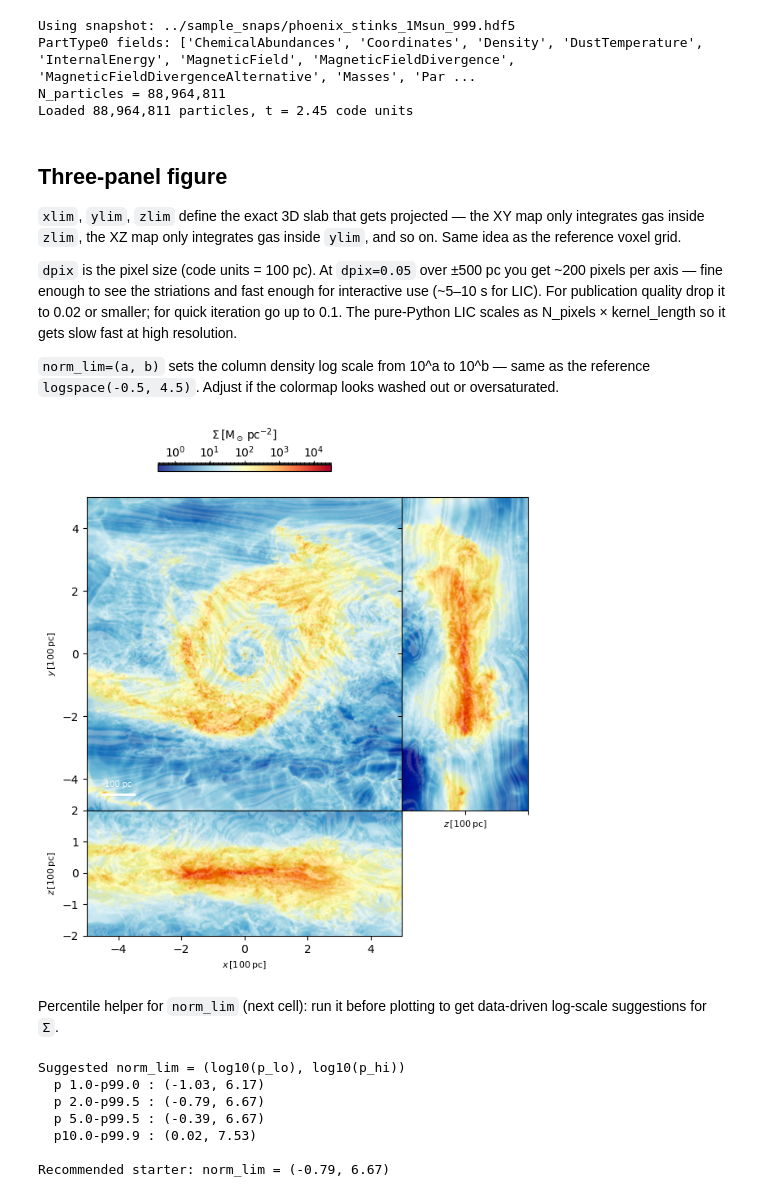
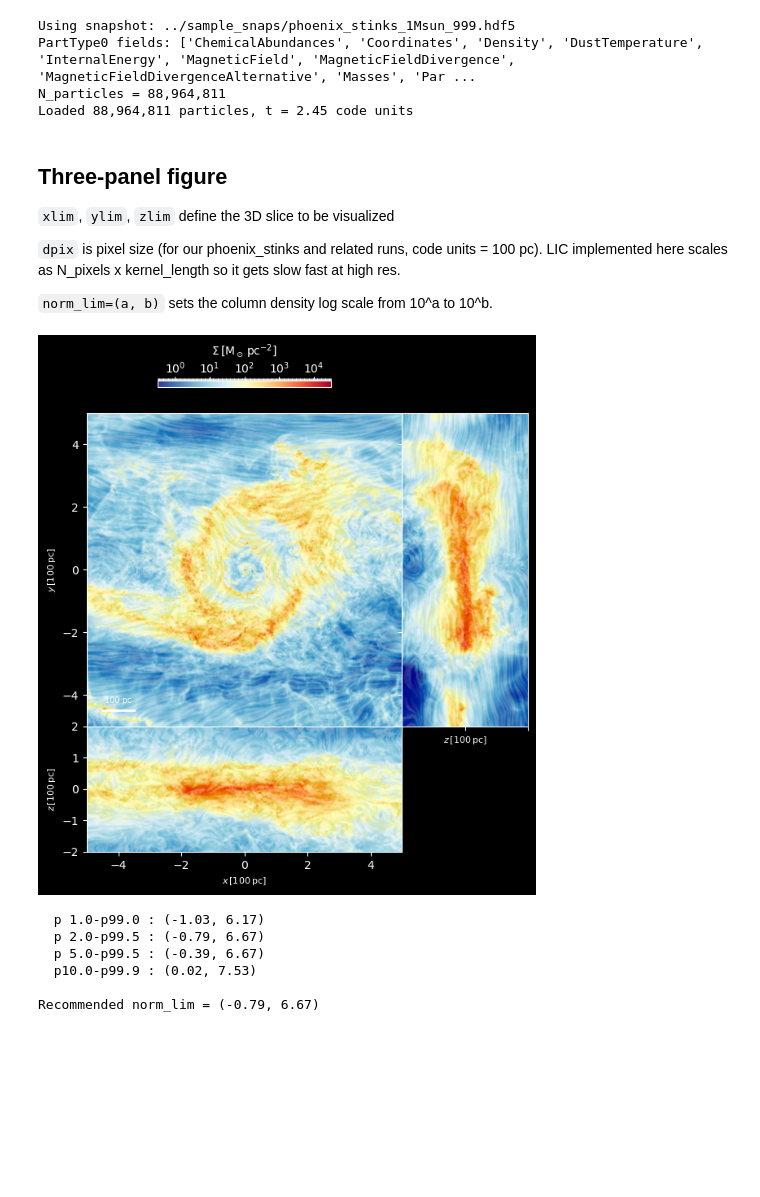
Before and after one commit to hpthatchfield/Arepo_Visualizations, a Jupyter notebook: examples/bfield_planck_lic_demo.ipynb, the cells around one changed output. Saved outputs shown, nothing was run; the diff lists cells and outputs as text; code cells hidden in the pictures; blank space fills up the shorter version.

```diff
--- a/examples/bfield_planck_lic_demo.ipynb
+++ b/examples/bfield_planck_lic_demo.ipynb
@@ -61,69 +61,69 @@ Loaded 88,964,811 particles, t = 2.45 code units
 # %% [markdown]
 ## Three-panel figure
 
-`xlim`, `ylim`, `zlim` define the exact 3D slab that gets projected — the XY map only integrates gas inside `zlim`, the XZ map only integrates gas inside `ylim`, and so on. Same idea as the reference voxel grid.
+`xlim`, `ylim`, `zlim` define the 3D slice to be visualized
 
-`dpix` is the pixel size (code units = 100 pc). At `dpix=0.05` over ±500 pc you get ~200 pixels per axis — fine enough to see the striations and fast enough for interactive use (~5–10 s for LIC). For publication quality drop it to 0.02 or smaller; for quick iteration go up to 0.1. The pure-Python LIC scales as N_pixels × kernel_length so it gets slow fast at high resolution.
+`dpix` is pixel size (for our phoenix_stinks and related runs, code units = 100 pc). LIC implemented here scales as N_pixels x kernel_length so it gets slow fast at high res.
 
-`norm_lim=(a, b)` sets the column density log scale from 10^a to 10^b — same as the reference `logspace(-0.5, 4.5)`. Adjust if the colormap looks washed out or oversaturated.
+`norm_lim=(a, b)` sets the column density log scale from 10^a to 10^b.
 # %%
 # Shared plotting knobs — same symbols used in zoom (fig2) and l-b Planck (fig3)
 PLOT_SEED = 26
 PROJECTION_METHOD = "nearest_nd"  # or "histogram"
-LIC_KERNELS = (41, 81)  # striation scale; larger tuple → smoother texture
+LIC_KERNELS = (11, 21)  # striation scale; larger tuple → smoother texture
 IMSHOW_INTERP = "bicubic"  # Σ maps + Planck background; use "nearest" for blocky pixels
-THREE_PANEL_SMOOTH_SIGMA_PX = 0.2  # Gaussian smoothing on projected Σ before LIC
-LB_SMOOTH_SIGMA_PX = 0.0  # optional smoothing on l-b |B⊥| map (same grid units as dl/db)
+THREE_PANEL_SMOOTH_SIGMA_PX = 0.2  # Gaussian smoothing on projected surf dens before LIC
+LB_SMOOTH_SIGMA_PX = 0.0  # optional smoothing on l-b Bfield map
 
-# l-b panel: log10(|B⊥| / µG) range for Planck-style plot; None → auto percentiles
+# l-b panel: log10(|B⊥| / µG) range for Planck-style plot
 NORM_LIM_LB = (-1.0, 3.0)
 
-# l-b sky histogram grid (degrees): smaller dl, db → more pixels, finer LIC (slower)
+# l-b sky histogram grid (degrees)
 LB_LMIN, LB_LMAX = -2.3, 2.3
 LB_BMIN, LB_BMAX = -0.85, 0.85
-LB_DL = 0.0125  # default was 0.025 (~184×68 bins); halve again for publication runs
+LB_DL = 0.0125  # default was 0.025
 LB_DB = 0.0125
-LB_FIGSIZE_INCHES = (10.0, 10.0)  # matplotlib figure size; raise dpi when saving for sharper PNG
+LB_FIGSIZE_INCHES = (10.0, 10.0)
 
 # plotting parameters to tweak (reference-style defaults)
-xlim = (-5.0, 5.0)    # ±500 pc — matches DX=DY=0.5 kpc
+xlim = (-5.0, 5.0)    # 500 pc
 ylim = (-5.0, 5.0)
-zlim = (-2.0, 2.0)    # ±200 pc z-slab — matches DZ=0.2 kpc
+zlim = (-2.0, 2.0)    # 200 pc z-slice
 dpix = 0.03           # 3 pc/pixel
 
-# Explicit controls (easy to tune)
-norm_lim = (-0.5, 4.5)   # update from percentile helper cell below if needed
-scalebar_length = 1.0     # code units (1.0 = 100 pc)
+# map controls
+norm_lim = (-0.5, 4.0)   # check percentile helper cell below if dynamic range is hard
+scalebar_length = 1.0     # 100 pc is 1 in code units for phoenix_stinks and related runs
 scalebar_label = "100 pc"
 density[density<10**norm_lim[0]]=norm_lim[0]
+
+plt.style.use("dark_background")
 
 fig, axes = plot_threepanel_bfield(
     x, y, z, Bx, By, Bz, density,
     xlim=xlim,
     ylim=ylim,
     zlim=zlim,
     dpix=dpix,
     norm_lim=norm_lim,
     cmap="RdYlBu_r",
     seed=PLOT_SEED,
     lic_kernels=LIC_KERNELS,
     projection_method=PROJECTION_METHOD,
     smooth_sigma_px=THREE_PANEL_SMOOTH_SIGMA_PX,
     interpolation=IMSHOW_INTERP,
     colorbar_label=r"$\Sigma\,[\mathrm{M_\odot\,pc^{-2}}]$",
     scalebar_length=scalebar_length,
     scalebar_label=scalebar_label,
 )
 
-fig.savefig(EXAMPLE_OUT / "bfield_threepanel_main.png", dpi=180, bbox_inches="tight")
+fig.savefig(EXAMPLE_OUT / "bfield_threepanel_exp.png", dpi=180, bbox_inches="tight")
 plt.show()
 # %% [output]
-[figure, old version]
+[figure, new version]
-# %% [markdown]
-Percentile helper for `norm_lim` (next cell): run it before plotting to get data-driven log-scale suggestions for `Σ`.
 # %%
 # Percentile helper for norm_lim
-# helps find log10(\Sigma [Msun/pc^2]) range for successful plotting :)
+# helps find a good range for successful plotting :)
 
 box_sel = (
     (x >= xlim[0]) & (x <= xlim[1]) &
@@ -147,20 +147,18 @@ if pos.size == 0:
     print("No positive Σ bins in selected region.")
 else:
     pct_pairs = [(1, 99), (2, 99.5), (5, 99.5), (10, 99.9)]
-    print("Suggested norm_lim = (log10(p_lo), log10(p_hi))")
     for plo, phi in pct_pairs:
         lo, hi = np.percentile(pos, [plo, phi])
         print(f"  p{plo:>4.1f}-p{phi:<5.1f}: ({np.log10(lo):.2f}, {np.log10(hi):.2f})")
 
-    # Convenient default recommendation
+    # default recommendation, change however you need it
     lo, hi = np.percentile(pos, [2, 99.5])
-    print(f"\nRecommended starter: norm_lim = ({np.log10(lo):.2f}, {np.log10(hi):.2f})")
+    print(f"\nRecommended norm_lim = ({np.log10(lo):.2f}, {np.log10(hi):.2f})")
 # %% [output]
-Suggested norm_lim = (log10(p_lo), log10(p_hi))
   p 1.0-p99.0 : (-1.03, 6.17)
   p 2.0-p99.5 : (-0.79, 6.67)
   p 5.0-p99.5 : (-0.39, 6.67)
   p10.0-p99.9 : (0.02, 7.53)
 
-Recommended starter: norm_lim = (-0.79, 6.67)
+Recommended norm_lim = (-0.79, 6.67)
 # %%
```
Also changed, not shown: parts of 4 cells of this notebook, 7 other files.
